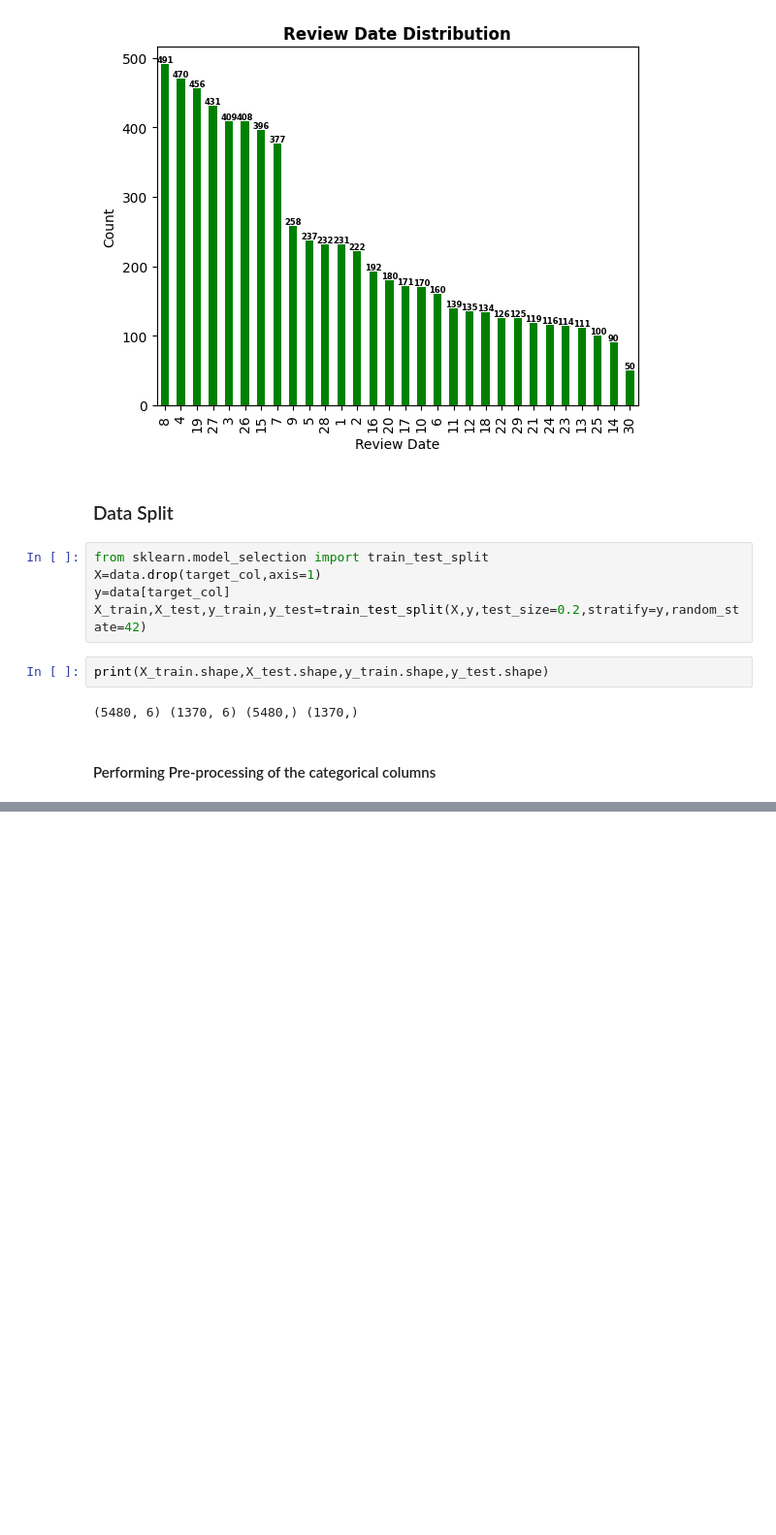
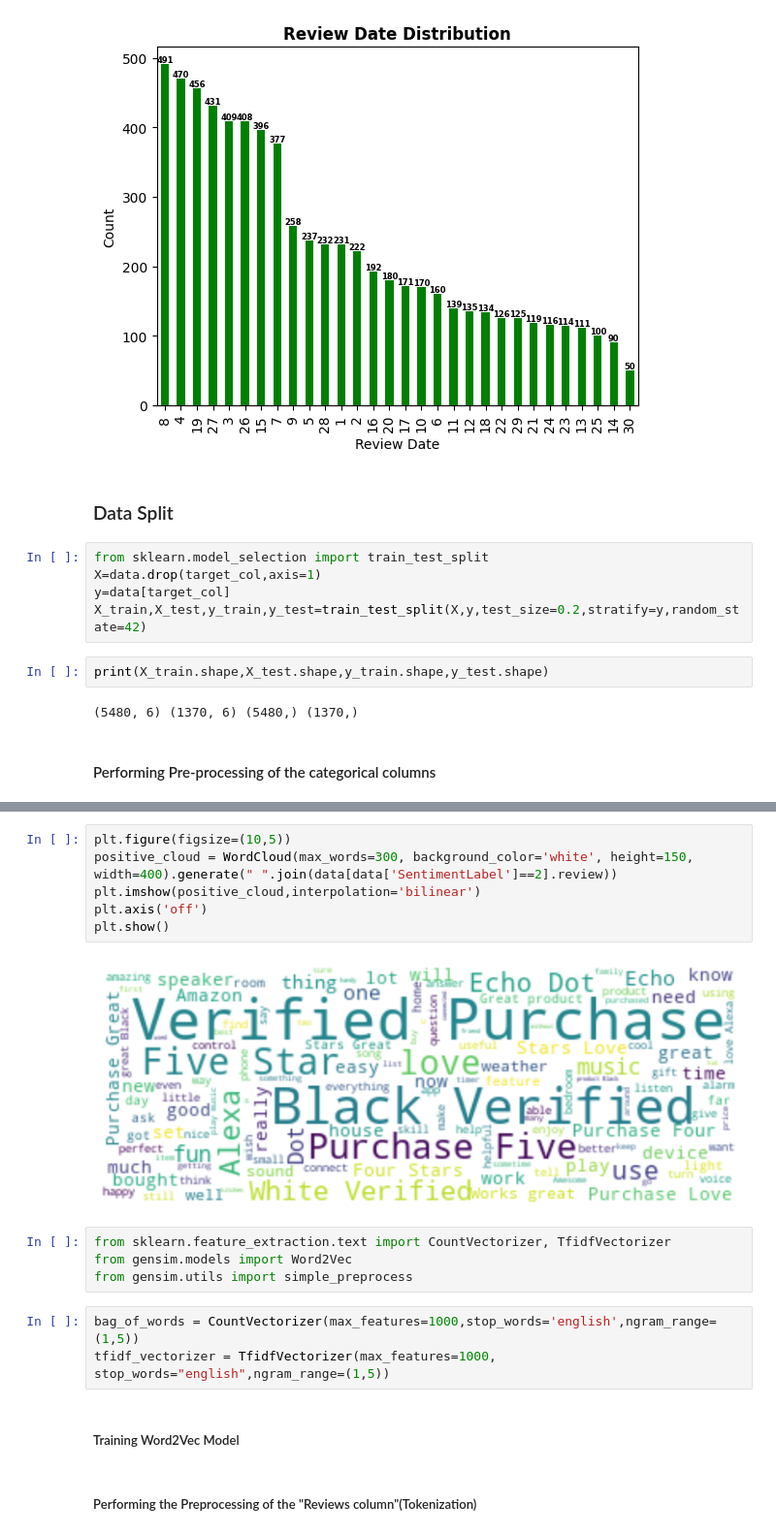
Before and after one commit to suhaibmukhtar/Sentiment_Analysis_End2End_Project, a Jupyter notebook: test.ipynb, the cells around one changed output, grey strips where cells are left out. Shown at 97% size. Saved outputs shown, nothing was run; the diff lists cells and outputs as text; blank space fills up the shorter version.

```diff
--- a/test.ipynb
+++ b/test.ipynb
@@ -273,0 +307,19 @@ preprocessor
+# %%
+plt.figure(figsize=(10,5))
+positive_cloud = WordCloud(max_words=300, background_color='white', height=150, width=400).generate(" ".join(data[data['SentimentLabel']==2].review))
+plt.imshow(positive_cloud,interpolation='bilinear')
+plt.axis('off')
+plt.show()
+# %% [output]
+[figure, added]
+# %%
+from sklearn.feature_extraction.text import CountVectorizer, TfidfVectorizer
+from gensim.models import Word2Vec
+from gensim.utils import simple_preprocess
+# %%
+bag_of_words = CountVectorizer(max_features=1000,stop_words='english',ngram_range=(1,5))
+tfidf_vectorizer = TfidfVectorizer(max_features=1000, stop_words="english",ngram_range=(1,5))
+# %% [markdown]
+##### Training Word2Vec Model
+# %% [markdown]
+##### Performing the Preprocessing of the "Reviews column"(Tokenization)
```
Also changed, not shown: parts of 17 cells of this notebook, 4 other files.
